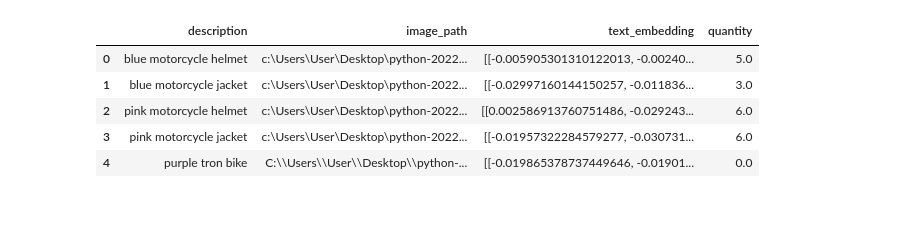
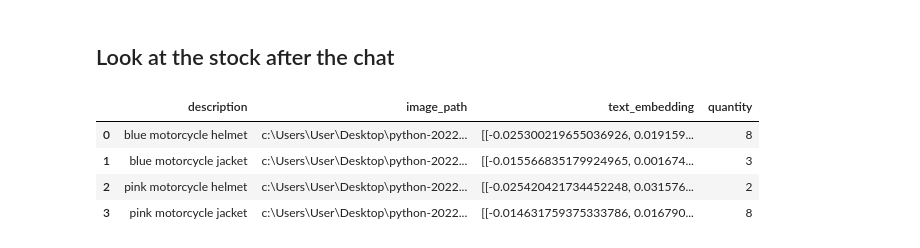
Before and after one commit to lior0110/motorcycle-store-bot, a Jupyter notebook: motorcycle-store-bot.ipynb, the cells around one changed output. Saved outputs shown, nothing was run; the diff lists cells and outputs as text; code cells hidden in the pictures; blank space fills up the shorter version.

```diff
--- a/motorcycle-store-bot.ipynb
+++ b/motorcycle-store-bot.ipynb
@@ -177,20 +230,12 @@ use provided text embedder
 # %%
 
-# Initialize the Gemini model
-# llm = ChatGoogleGenerativeAI(model="gemini-1.5-flash-latest")
-# multimodal_llm = ChatGoogleGenerativeAI(model="gemini-1.5-flash-latest")
-
-# # Initialize CLIP model and processor
-# device = "cuda" if torch.cuda.is_available() else "cpu"
-# model = CLIPModel.from_pretrained("openai/clip-vit-base-patch32").to(device)
-# processor = CLIPProcessor.from_pretrained("openai/clip-vit-base-patch32")
 
 # # Initialize embeddings
-# embeddings = GoogleGenerativeAIEmbeddings(model="models/text-embedding-004",task_type='semantic_similarity')
-document_embeddings = GoogleGenerativeAIEmbeddings(model="models/text-embedding-004",task_type='retrieval_document')
-query_embeddings = GoogleGenerativeAIEmbeddings(model="models/text-embedding-004",task_type='retrieval_query')
+# embeddings = GoogleGenerativeAIEmbeddings(model="models/gemini-embedding-exp-03-07",task_type='semantic_similarity')
+document_embeddings = GoogleGenerativeAIEmbeddings(model="models/gemini-embedding-exp-03-07",task_type='retrieval_document')
+query_embeddings = GoogleGenerativeAIEmbeddings(model="models/gemini-embedding-exp-03-07",task_type='retrieval_query')
 # embeddings = model
-# genai.embed_content(model='models/text-embedding-004',
+# genai.embed_content(model='models/gemini-embedding-exp-03-07',
 #                                content=texts,
 #                                task_type='semantic_similarity')
 
@@ -833,12 +873,14 @@ to END
+# %% [markdown]
+## Look at the stock after the chat
 # %%
-1.5 in stock_df.index
+
 len(stock_df.index)
+# stock_df.loc[:, "quantity"] = 10
 # stock_df.loc[4, "quantity"] = 1
 stock_df
 # %% [output]
 |  | description | image_path | text_embedding | quantity |
-| 0 | blue motorcycle helmet | c:\Users\User\Desktop\python-2022... | [[-0.005905301310122013, -0.00240... | 5.0 |
-| 1 | blue motorcycle jacket | c:\Users\User\Desktop\python-2022... | [[-0.02997160144150257, -0.011836... | 3.0 |
-| 2 | pink motorcycle helmet | c:\Users\User\Desktop\python-2022... | [[0.002586913760751486, -0.029243... | 6.0 |
-| 3 | pink motorcycle jacket | c:\Users\User\Desktop\python-2022... | [[-0.01957322284579277, -0.030731... | 6.0 |
-| 4 | purple tron bike | C:\\Users\\User\\Desktop\\python-... | [[-0.019865378737449646, -0.01901... | 0.0 |
+| 0 | blue motorcycle helmet | c:\Users\User\Desktop\python-2022... | [[-0.025300219655036926, 0.019159... | 8 |
+| 1 | blue motorcycle jacket | c:\Users\User\Desktop\python-2022... | [[-0.015566835179924965, 0.001674... | 3 |
+| 2 | pink motorcycle helmet | c:\Users\User\Desktop\python-2022... | [[-0.025420421734452248, 0.031576... | 2 |
+| 3 | pink motorcycle jacket | c:\Users\User\Desktop\python-2022... | [[-0.014631759375333786, 0.016790... | 8 |
```
Also changed, not shown: parts of 32 cells of this notebook, 1 other file.
